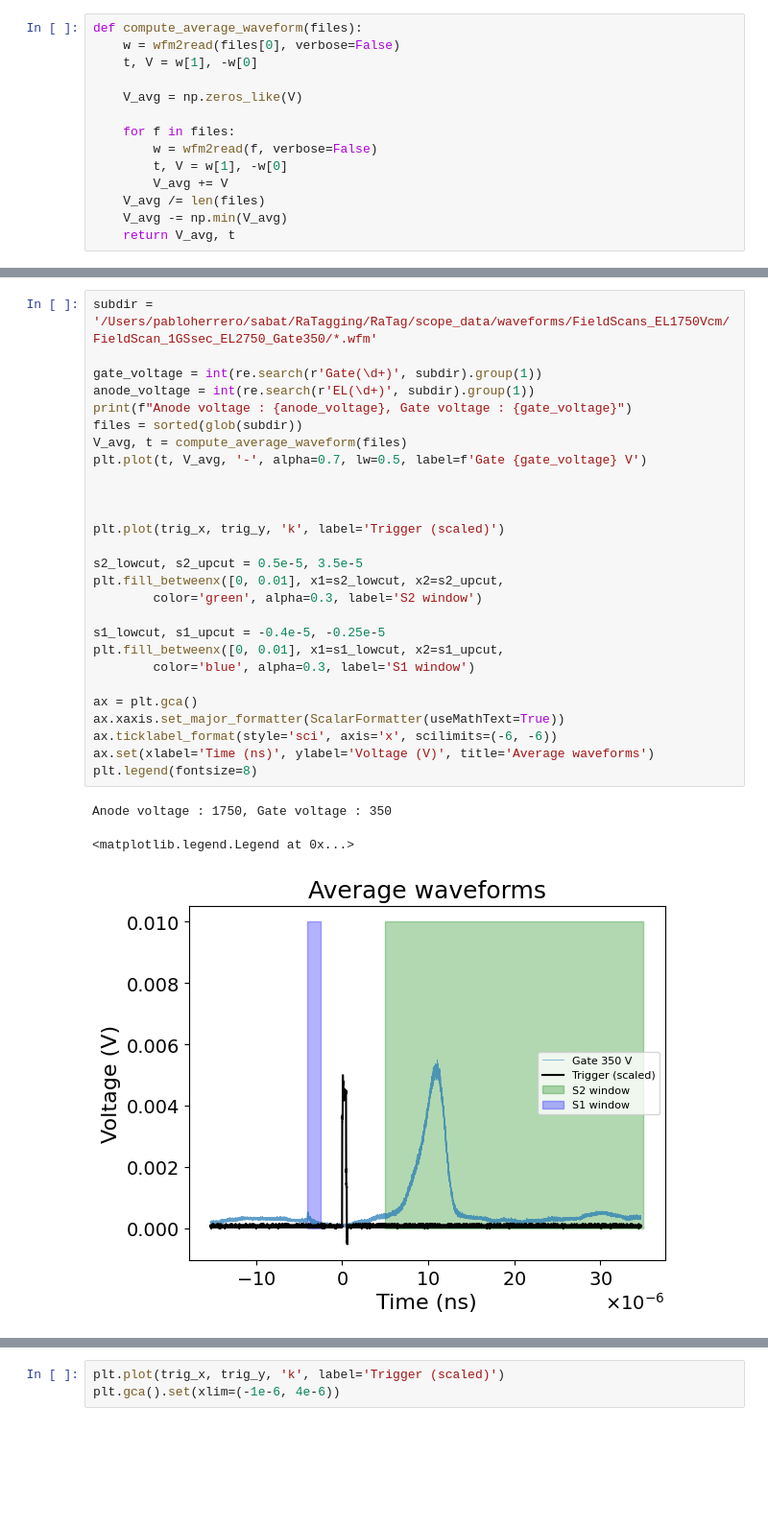
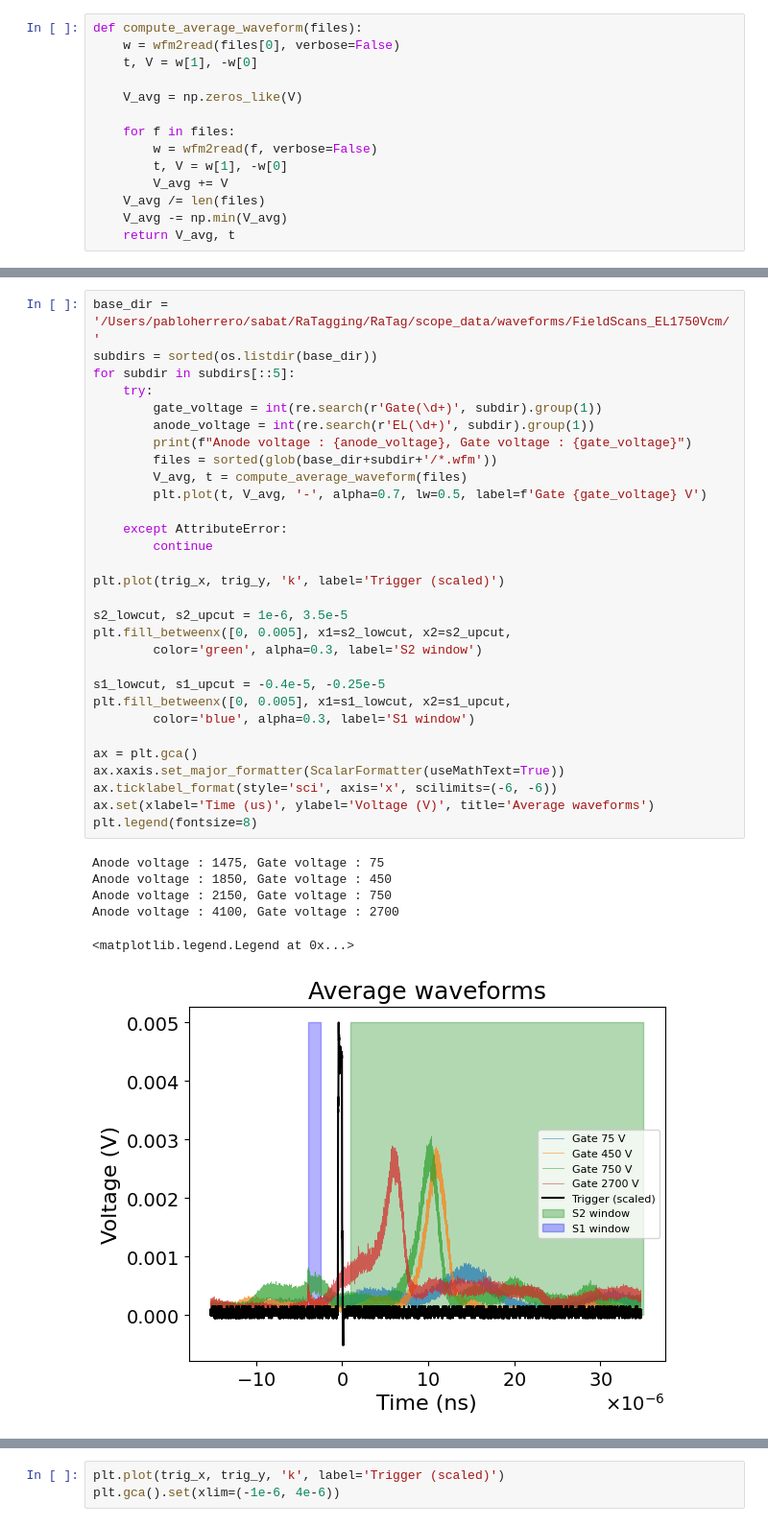
Before and after one commit to proscrite/RaTag, a Jupyter notebook: notebooks/inspecting_waveform.ipynb, the cells around one changed output, grey strips where cells are left out. Shown: that part at 96% size. Drawn from its saved outputs; the diff is of its cells as text; blank space fills up the shorter version.

```diff
--- a/notebooks/inspecting_waveform.ipynb
+++ b/notebooks/inspecting_waveform.ipynb
@@ -160,31 +168,37 @@ Anode voltage : 3000, Gate voltage : 600
-# %%
-subdir = '/Users/pabloherrero/sabat/RaTagging/RaTag/scope_data/waveforms/FieldScans_EL1750Vcm/FieldScan_1GSsec_EL2750_Gate350/*.wfm'
-
-gate_voltage = int(re.search(r'Gate(\d+)', subdir).group(1))
-anode_voltage = int(re.search(r'EL(\d+)', subdir).group(1))
-print(f"Anode voltage : {anode_voltage}, Gate voltage : {gate_voltage}")
-files = sorted(glob(subdir))
-V_avg, t = compute_average_waveform(files)
-plt.plot(t, V_avg, '-', alpha=0.7, lw=0.5, label=f'Gate {gate_voltage} V')
-
-
-
-plt.plot(trig_x, trig_y, 'k', label='Trigger (scaled)')
-
-s2_lowcut, s2_upcut = 0.5e-5, 3.5e-5
-plt.fill_betweenx([0, 0.01], x1=s2_lowcut, x2=s2_upcut,
-        color='green', alpha=0.3, label='S2 window')
-
-s1_lowcut, s1_upcut = -0.4e-5, -0.25e-5
-plt.fill_betweenx([0, 0.01], x1=s1_lowcut, x2=s1_upcut,
-        color='blue', alpha=0.3, label='S1 window')
-
-ax = plt.gca()
-ax.xaxis.set_major_formatter(ScalarFormatter(useMathText=True))
-ax.ticklabel_format(style='sci', axis='x', scilimits=(-6, -6))
-ax.set(xlabel='Time (ns)', ylabel='Voltage (V)', title='Average waveforms')
-plt.legend(fontsize=8)
-# %% [output]
-Anode voltage : 1750, Gate voltage : 350
-<matplotlib.legend.Legend at 0x...>
-[figure, removed]
+# %%
+base_dir = '/Users/pabloherrero/sabat/RaTagging/RaTag/scope_data/waveforms/FieldScans_EL1750Vcm/'
+subdirs = sorted(os.listdir(base_dir))
+for subdir in subdirs[::5]:
+    try:
+        gate_voltage = int(re.search(r'Gate(\d+)', subdir).group(1))
+        anode_voltage = int(re.search(r'EL(\d+)', subdir).group(1))
+        print(f"Anode voltage : {anode_voltage}, Gate voltage : {gate_voltage}")
+        files = sorted(glob(base_dir+subdir+'/*.wfm'))
+        V_avg, t = compute_average_waveform(files)
+        plt.plot(t, V_avg, '-', alpha=0.7, lw=0.5, label=f'Gate {gate_voltage} V')
+
+    except AttributeError:
+        continue
+
+plt.plot(trig_x, trig_y, 'k', label='Trigger (scaled)')
+
+s2_lowcut, s2_upcut = 1e-6, 3.5e-5
+plt.fill_betweenx([0, 0.005], x1=s2_lowcut, x2=s2_upcut,
+        color='green', alpha=0.3, label='S2 window')
+
+s1_lowcut, s1_upcut = -0.4e-5, -0.25e-5
+plt.fill_betweenx([0, 0.005], x1=s1_lowcut, x2=s1_upcut,
+        color='blue', alpha=0.3, label='S1 window')
+
+ax = plt.gca()
+ax.xaxis.set_major_formatter(ScalarFormatter(useMathText=True))
+ax.ticklabel_format(style='sci', axis='x', scilimits=(-6, -6))
+ax.set(xlabel='Time (us)', ylabel='Voltage (V)', title='Average waveforms')
+plt.legend(fontsize=8)
+# %% [output]
+Anode voltage : 1475, Gate voltage : 75
+Anode voltage : 1850, Gate voltage : 450
+Anode voltage : 2150, Gate voltage : 750
+Anode voltage : 4100, Gate voltage : 2700
+<matplotlib.legend.Legend at 0x...>
+[figure, added]
```
Also changed, not shown: parts of 9 cells of this notebook, 7 other files.
